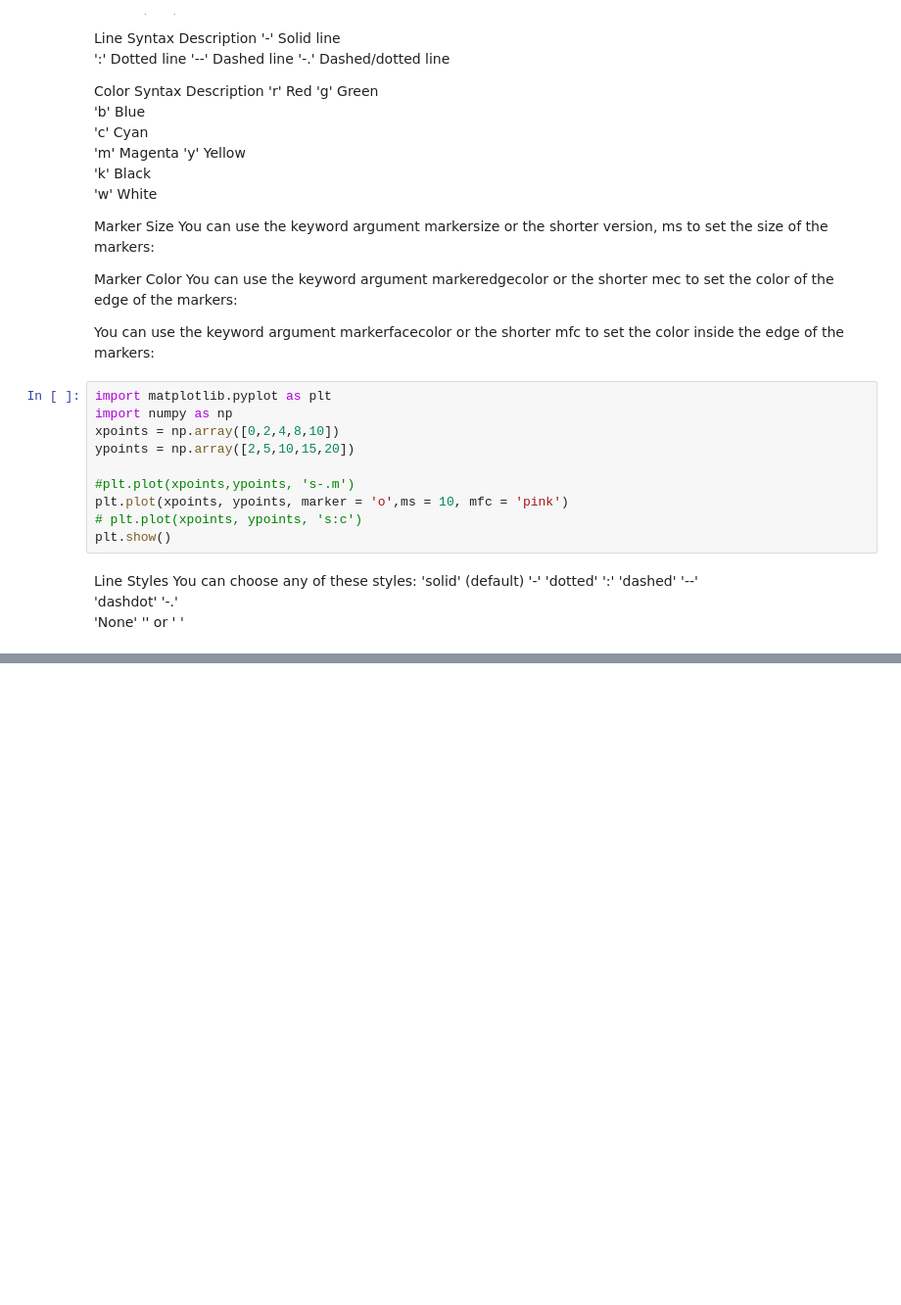
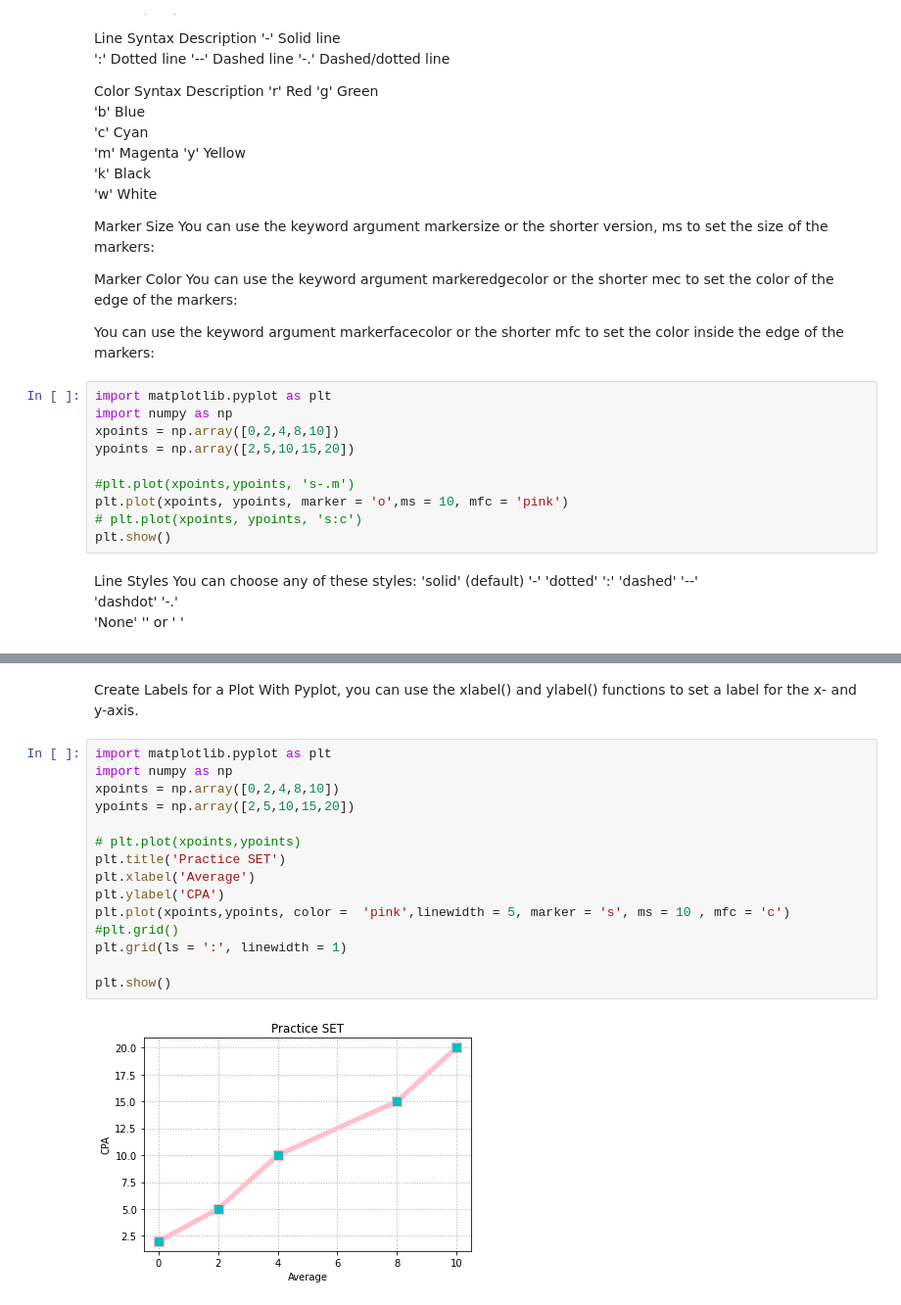
Before and after one commit to ISHaNT-CHaHaR/DSA_bliss, a Jupyter notebook: Data_vis.ipynb, the cells around one changed output, grey strips where cells are left out. Shown: that part at 98% size. Drawn from its saved outputs; the diff is of its cells as text; blank space fills up the shorter version.

```diff
--- a/Data_vis.ipynb
+++ b/Data_vis.ipynb
@@ -124,0 +157,20 @@ plt.show()
+# %% [markdown]
+Create Labels for a Plot
+With Pyplot, you can use the xlabel() and ylabel() functions to set a label for the x- and y-axis.
+# %%
+import matplotlib.pyplot as plt
+import numpy as np
+xpoints = np.array([0,2,4,8,10])
+ypoints = np.array([2,5,10,15,20])
+
+# plt.plot(xpoints,ypoints)
+plt.title('Practice SET')
+plt.xlabel('Average')
+plt.ylabel('CPA')
+plt.plot(xpoints,ypoints, color =  'pink',linewidth = 5, marker = 's', ms = 10 , mfc = 'c')
+#plt.grid()
+plt.grid(ls = ':', linewidth = 1)
+
+plt.show()
+# %% [output]
+[figure, added]
```
Also changed, not shown: parts of 8 cells of this notebook.
